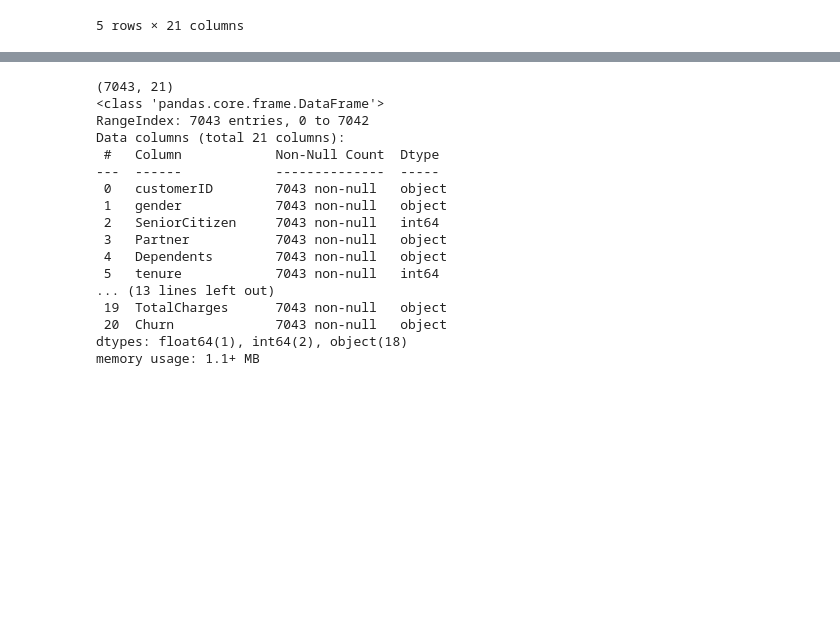
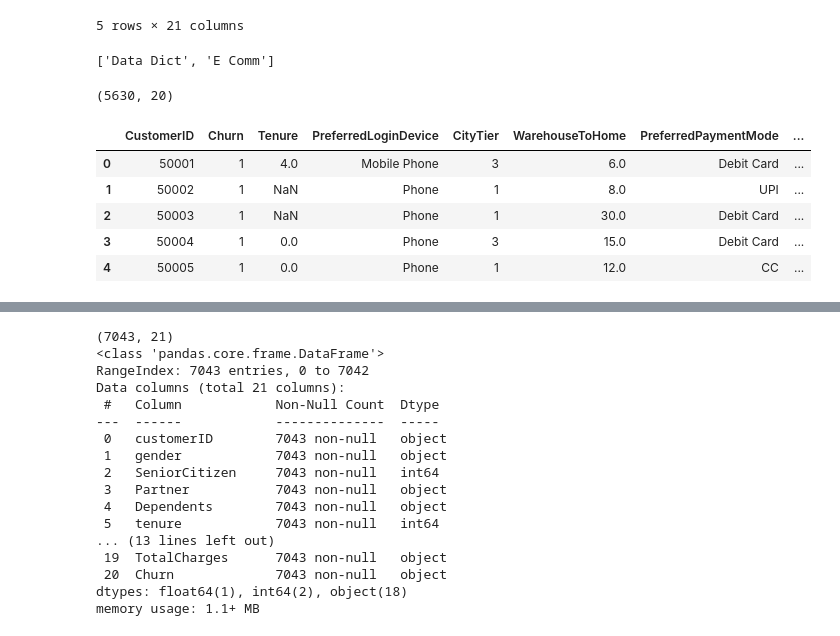
Before and after one commit to crazyEj/Customer-Church-Prediction-System, a Jupyter notebook: notebooks/01_exploration.ipynb, the cells around one changed output, grey strips where cells are left out. Cells and saved outputs as stored; diff of their text form; code cells hidden in the pictures; blank space fills up the shorter version.

```diff
--- a/notebooks/01_exploration.ipynb
+++ b/notebooks/01_exploration.ipynb
@@ -15,3 +15,21 @@ df.head()
 | 3 | 7795-CFOCW | Male | 0 | No | No | 45 | No | No phone service | ... |
 | 4 | 9237-HQITU | Female | 0 | No | No | 2 | Yes | No | ... |
 5 rows × 21 columns
+# %%
+import pandas as pd
+xl = pd.ExcelFile("../data/raw/ecommerce_churn.xlsx")
+print(xl.sheet_names)
+# %% [output]
+['Data Dict', 'E Comm']
+# %%
+df_ecom = pd.read_excel("../data/raw/ecommerce_churn.xlsx", sheet_name="E Comm")
+print(df_ecom.shape)
+df_ecom.head()
+# %% [output]
+(5630, 20)
+|  | CustomerID | Churn | Tenure | PreferredLoginDevice | CityTier | WarehouseToHome | PreferredPaymentMode | ... |
+| 0 | 50001 | 1 | 4.0 | Mobile Phone | 3 | 6.0 | Debit Card | ... |
+| 1 | 50002 | 1 | NaN | Phone | 1 | 8.0 | UPI | ... |
+| 2 | 50003 | 1 | NaN | Phone | 1 | 30.0 | Debit Card | ... |
+| 3 | 50004 | 1 | 0.0 | Phone | 3 | 15.0 | Debit Card | ... |
+| 4 | 50005 | 1 | 0.0 | Phone | 1 | 12.0 | CC | ... |
```
Also changed, not shown: parts of 3 cells of this notebook.
